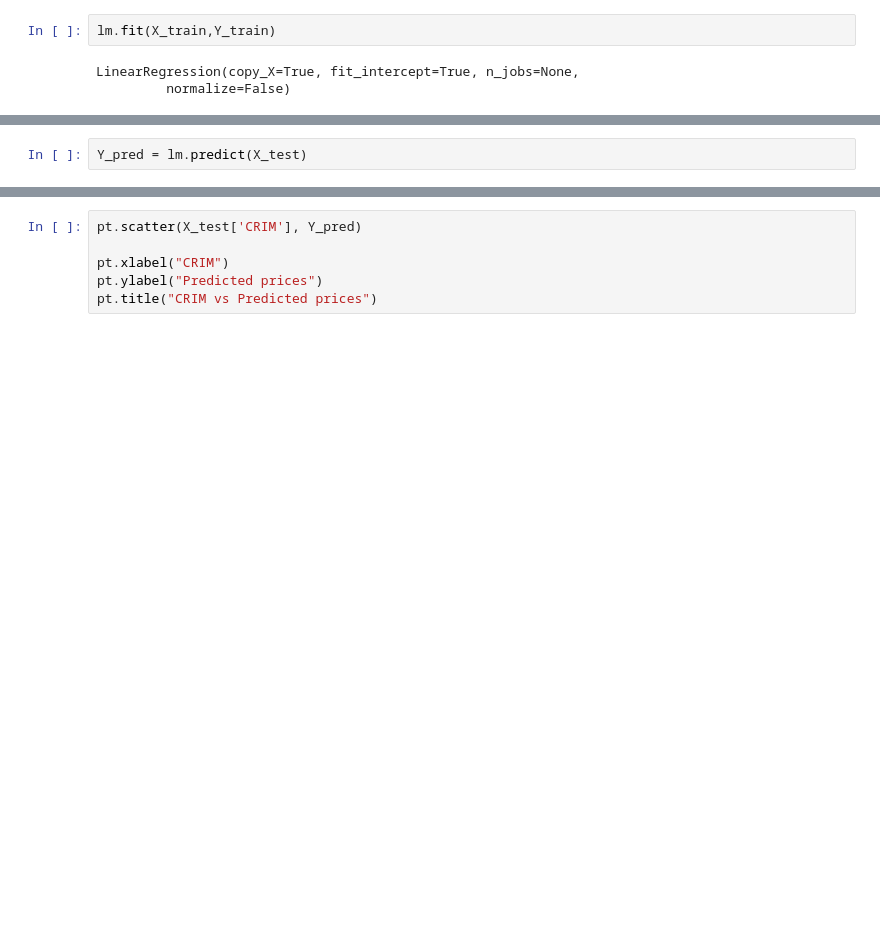
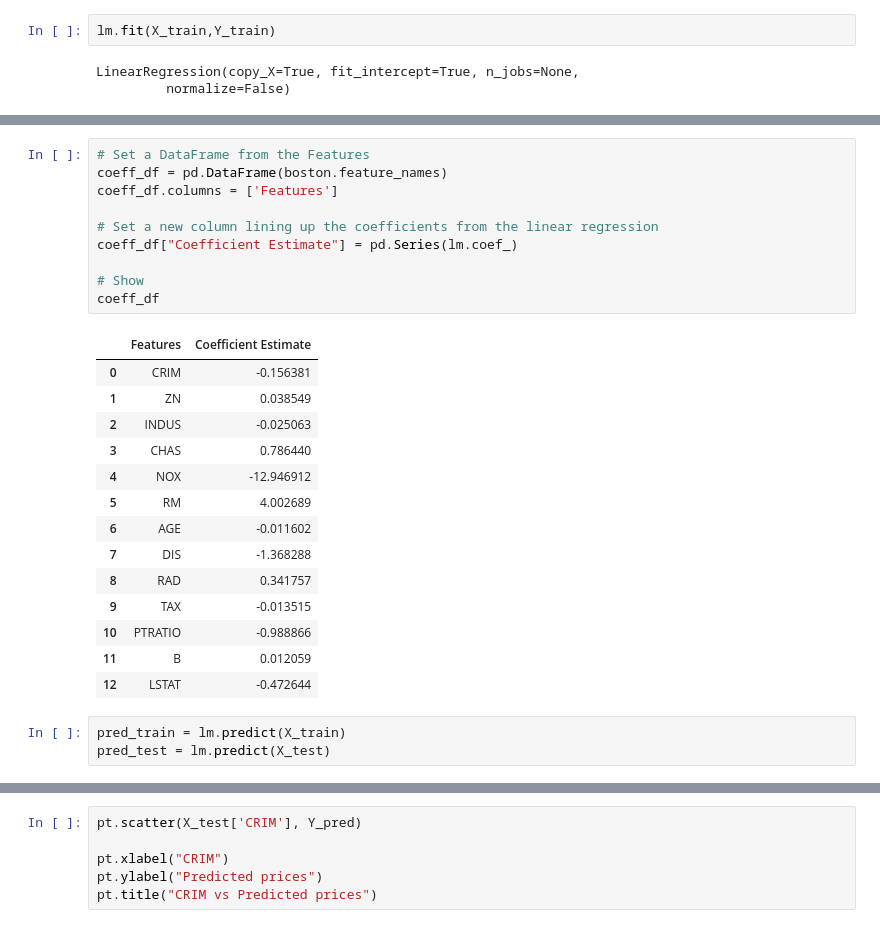
Before and after one commit to prashanthms99/SL-MLA, a Jupyter notebook: Regression/Boston_Housing/Boston_Housing.ipynb, the cells around one changed output, grey strips where cells are left out. Cells and saved outputs as stored; diff of their text form; blank space fills up the shorter version.

Commit message:
Boston_Housing

```diff
--- a/Regression/Boston_Housing/Boston_Housing.ipynb
+++ b/Regression/Boston_Housing/Boston_Housing.ipynb
@@ -120,2 +129,28 @@ LinearRegression(copy_X=True, fit_intercept=True, n_jobs=None,
+# %%
+# Set a DataFrame from the Features
+coeff_df = pd.DataFrame(boston.feature_names)
+coeff_df.columns = ['Features']
+
+# Set a new column lining up the coefficients from the linear regression
+coeff_df["Coefficient Estimate"] = pd.Series(lm.coef_)
+
+# Show
+coeff_df
+# %% [output]
+|  | Features | Coefficient Estimate |
+| 0 | CRIM | -0.156381 |
+| 1 | ZN | 0.038549 |
+| 2 | INDUS | -0.025063 |
+| 3 | CHAS | 0.786440 |
+| 4 | NOX | -12.946912 |
+| 5 | RM | 4.002689 |
+| 6 | AGE | -0.011602 |
+| 7 | DIS | -1.368288 |
+| 8 | RAD | 0.341757 |
+| 9 | TAX | -0.013515 |
+| 10 | PTRATIO | -0.988866 |
+| 11 | B | 0.012059 |
+| 12 | LSTAT | -0.472644 |
 # %%
-Y_pred = lm.predict(X_test)
+pred_train = lm.predict(X_train)
+pred_test = lm.predict(X_test)
```
Also changed, not shown: parts of 5 cells of this notebook, 1 other file.
